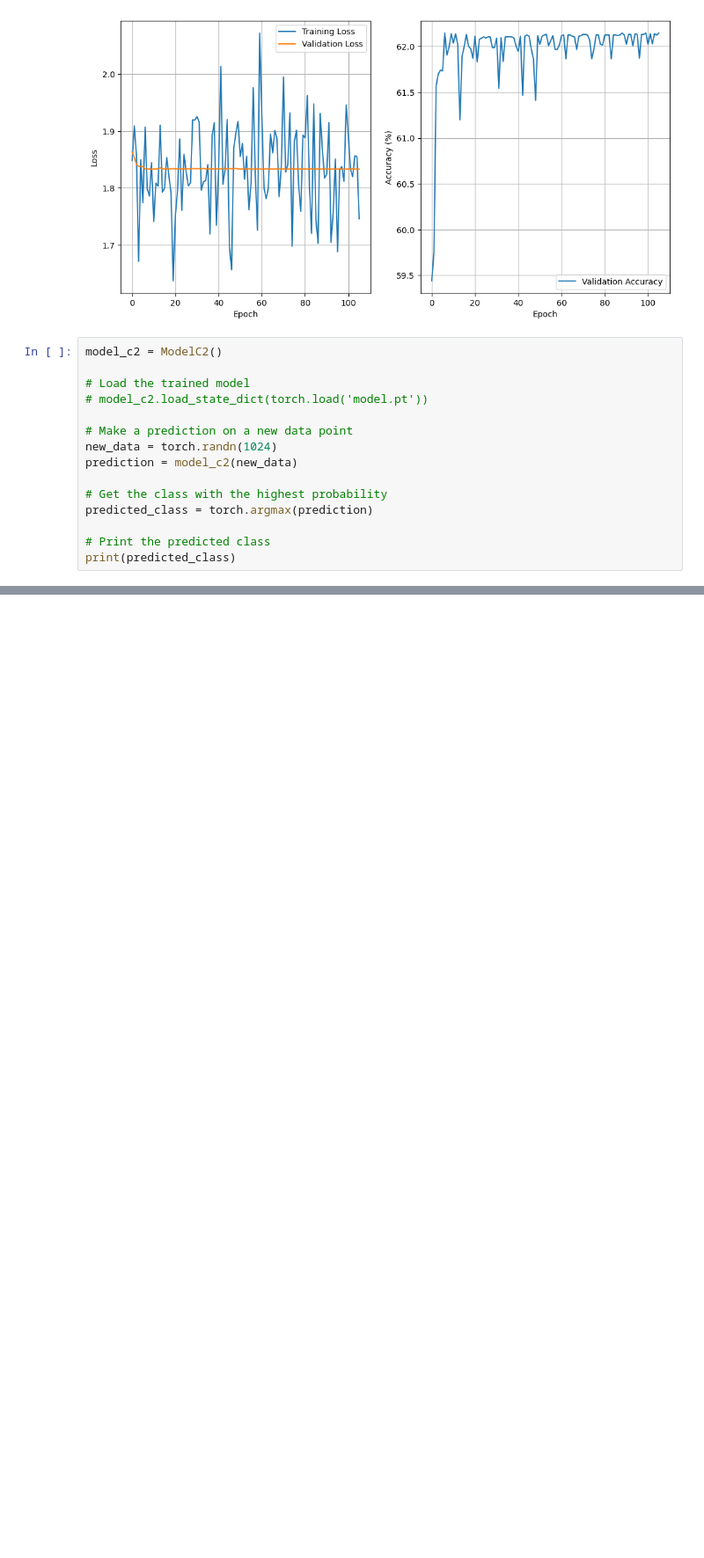
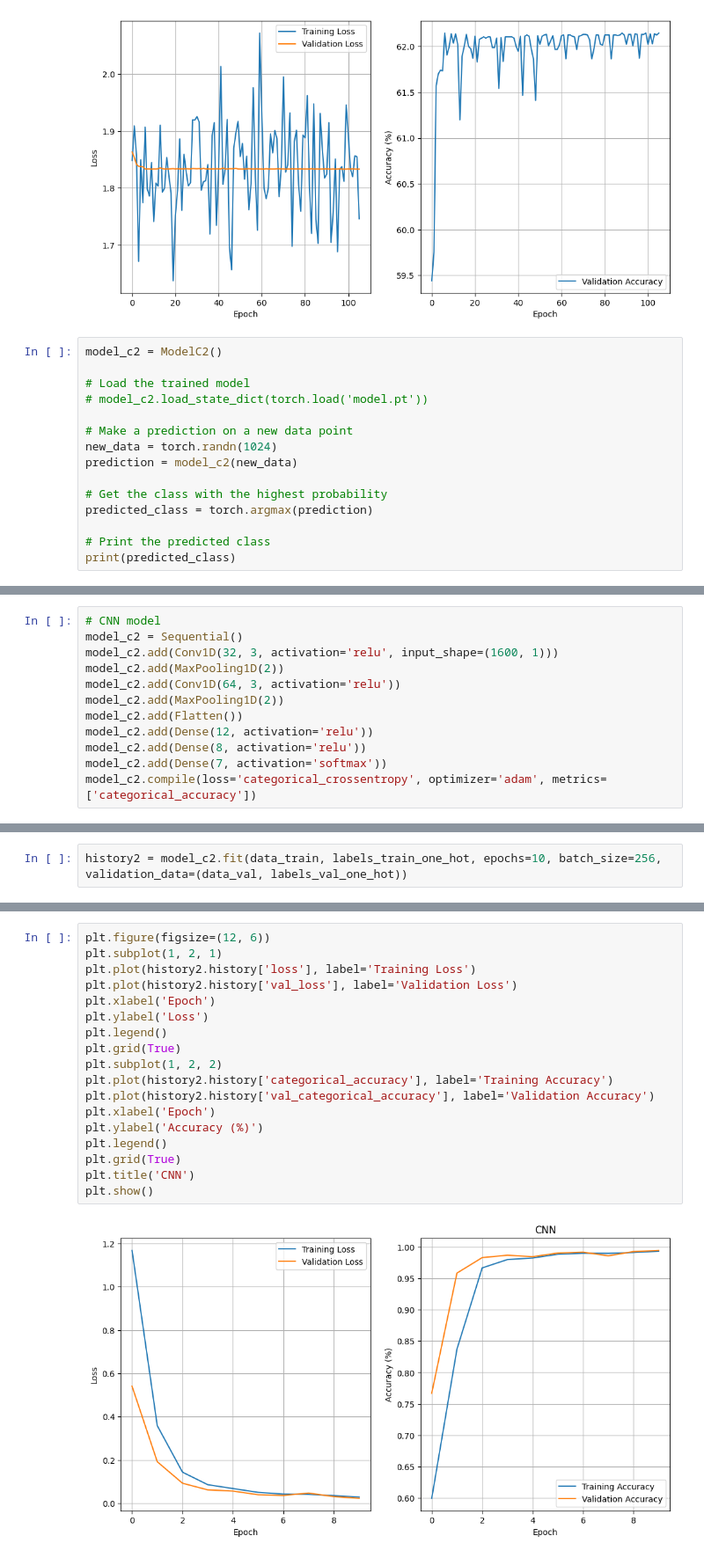
Before and after one commit to anva-kn/Raman, a Jupyter notebook: Publication/Classification.ipynb, the cells around one changed output, grey strips where cells are left out. Shown at 88% size. Saved outputs shown, nothing was run; the diff lists cells and outputs as text; blank space fills up the shorter version.

```diff
--- a/Publication/Classification.ipynb
+++ b/Publication/Classification.ipynb
@@ -1505,0 +1807,12 @@ print(predicted_class)
+# %%
+# CNN model
+model_c2 = Sequential()
+model_c2.add(Conv1D(32, 3, activation='relu', input_shape=(1600, 1)))
+model_c2.add(MaxPooling1D(2))
+model_c2.add(Conv1D(64, 3, activation='relu'))
+model_c2.add(MaxPooling1D(2))
+model_c2.add(Flatten())
+model_c2.add(Dense(12, activation='relu'))
+model_c2.add(Dense(8, activation='relu'))
+model_c2.add(Dense(7, activation='softmax'))
+model_c2.compile(loss='categorical_crossentropy', optimizer='adam', metrics=['categorical_accuracy'])
@@ -1505,0 +1839,2 @@ print(predicted_class)
+# %%
+history2 = model_c2.fit(data_train, labels_train_one_hot, epochs=10, batch_size=256, validation_data=(data_val, labels_val_one_hot))
@@ -1505,0 +1862,20 @@ print(predicted_class)
+# %%
+plt.figure(figsize=(12, 6))
+plt.subplot(1, 2, 1)
+plt.plot(history2.history['loss'], label='Training Loss')
+plt.plot(history2.history['val_loss'], label='Validation Loss')
+plt.xlabel('Epoch')
+plt.ylabel('Loss')
+plt.legend()
+plt.grid(True)
+plt.subplot(1, 2, 2)
+plt.plot(history2.history['categorical_accuracy'], label='Training Accuracy')
+plt.plot(history2.history['val_categorical_accuracy'], label='Validation Accuracy')
+plt.xlabel('Epoch')
+plt.ylabel('Accuracy (%)')
+plt.legend()
+plt.grid(True)
+plt.title('CNN')
+plt.show()
+# %% [output]
+[figure, added]
```
Also changed, not shown: parts of 148 cells of this notebook.
